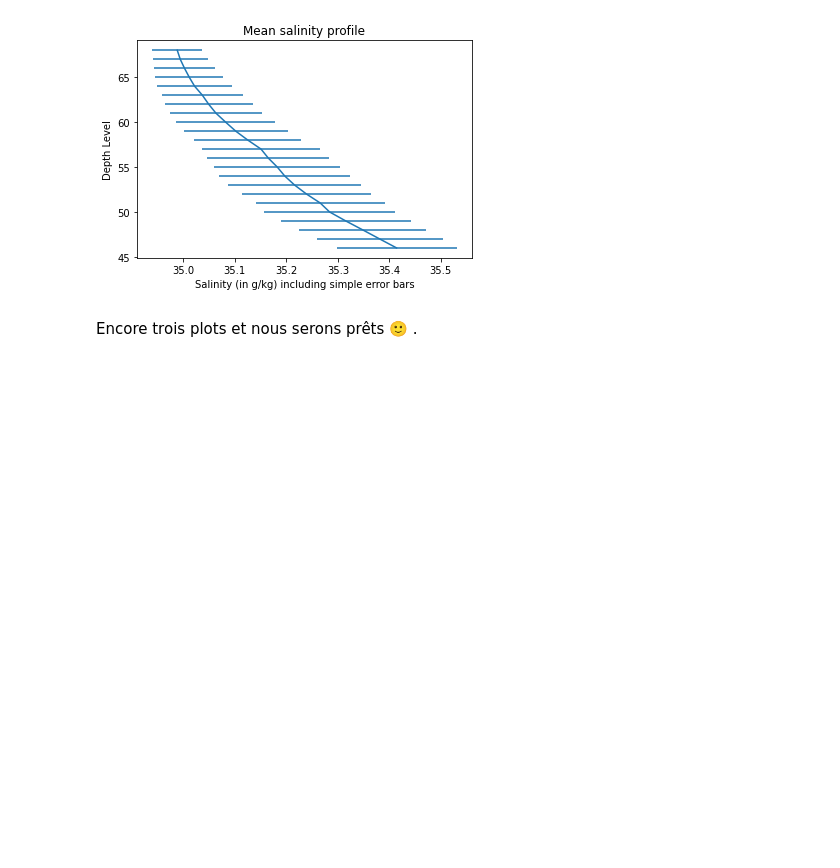
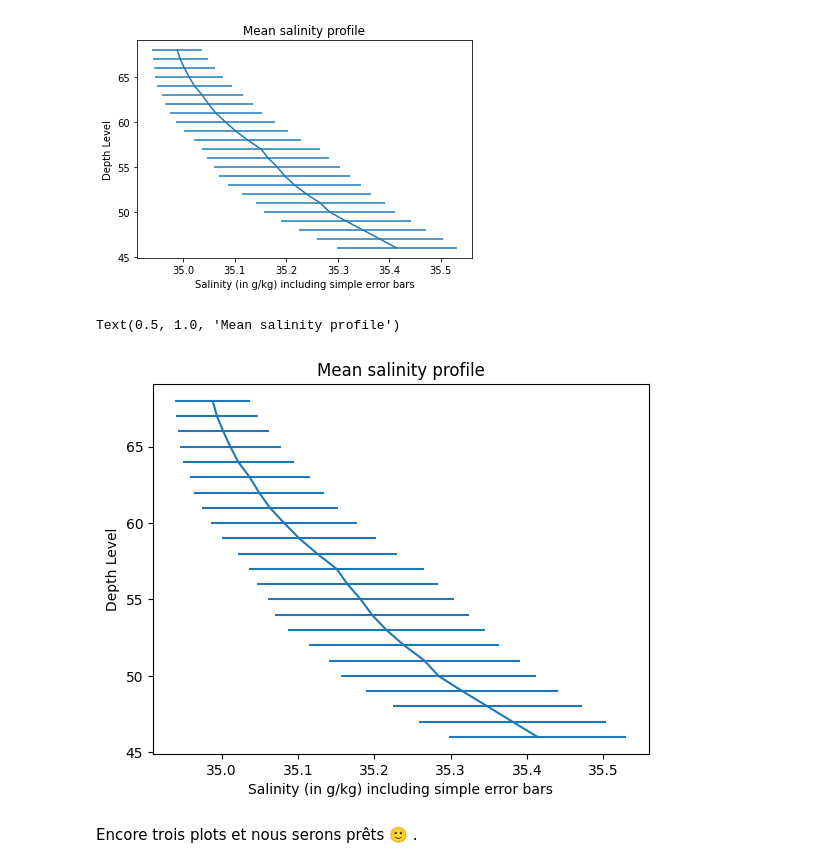
Before and after one commit to TidianeLuyet/2024_Geoinformatique_I, a Jupyter notebook: Geoinformatique_I/IP/Exercices_IP/S4_IP_exercice.ipynb, the cells around one changed output. Saved outputs shown, nothing was run; the diff lists cells and outputs as text; code cells hidden in the pictures; blank space fills up the shorter version.

```diff
--- a/Geoinformatique_I/IP/Exercices_IP/S4_IP_exercice.ipynb
+++ b/Geoinformatique_I/IP/Exercices_IP/S4_IP_exercice.ipynb
@@ -72,7 +72,7 @@ lon.npy S.npy T.npy levels.npy lat.npy P.npy date.npy
 Ensuite, chargez les fichiers sous forme de tableaux `numpy`, par exemple en utilisant la compréhension de liste
 # %%
 #@title Code à compléter (au besoin)
-lon,S,T,levels,lat,P,date = [np.load(files[i]) for i in range(7)]
+P,S,levels,lat,date,T,lon = [np.load(files[i]) for i in range(7)]
 # %% [markdown]
 **Q2) Recréez le tableau `level` en utilisant `np.arange` et `np.linspace`**.
 
@@ -291,2 +388,10 @@ plt.title(___)
+# %%
+plt.errorbar(np.mean(S,axis=1),levels,xerr=np.std(S,axis=1))
+plt.xlabel('Salinity (in g/kg) including simple error bars')
+plt.ylabel('Depth Level')
+plt.title('Mean salinity profile')
+# %% [output]
+Text(0.5, 1.0, 'Mean salinity profile')
+[figure, added]
 # %% [markdown]
 Encore trois plots et nous serons prêts 🙂 .
```
Also changed, not shown: parts of 23 cells of this notebook.
